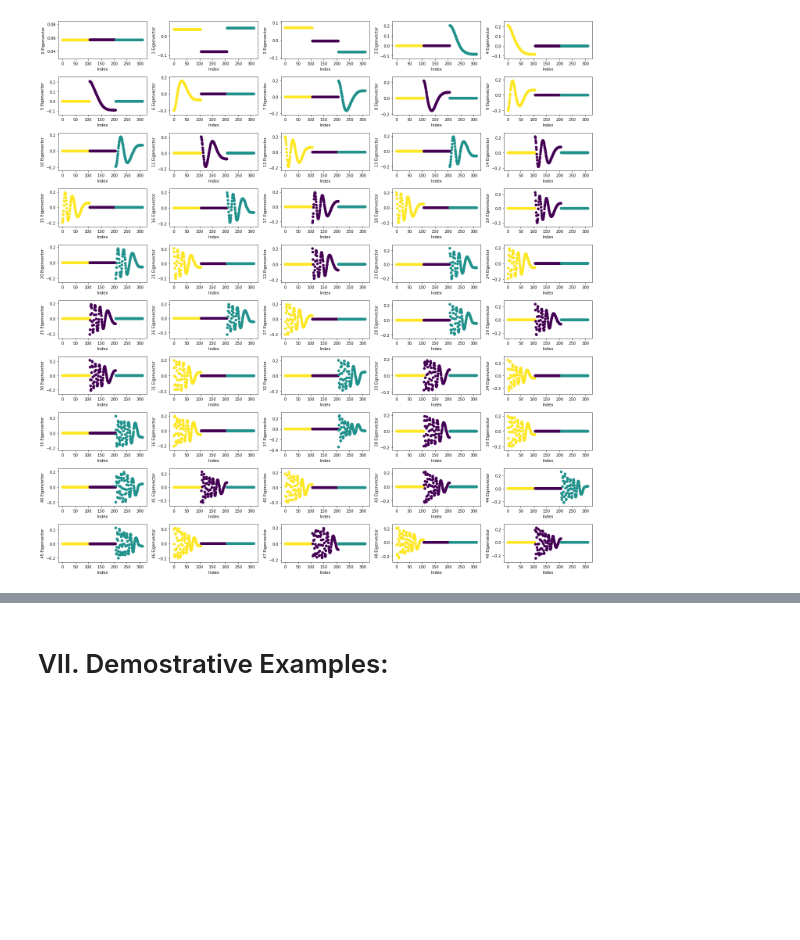
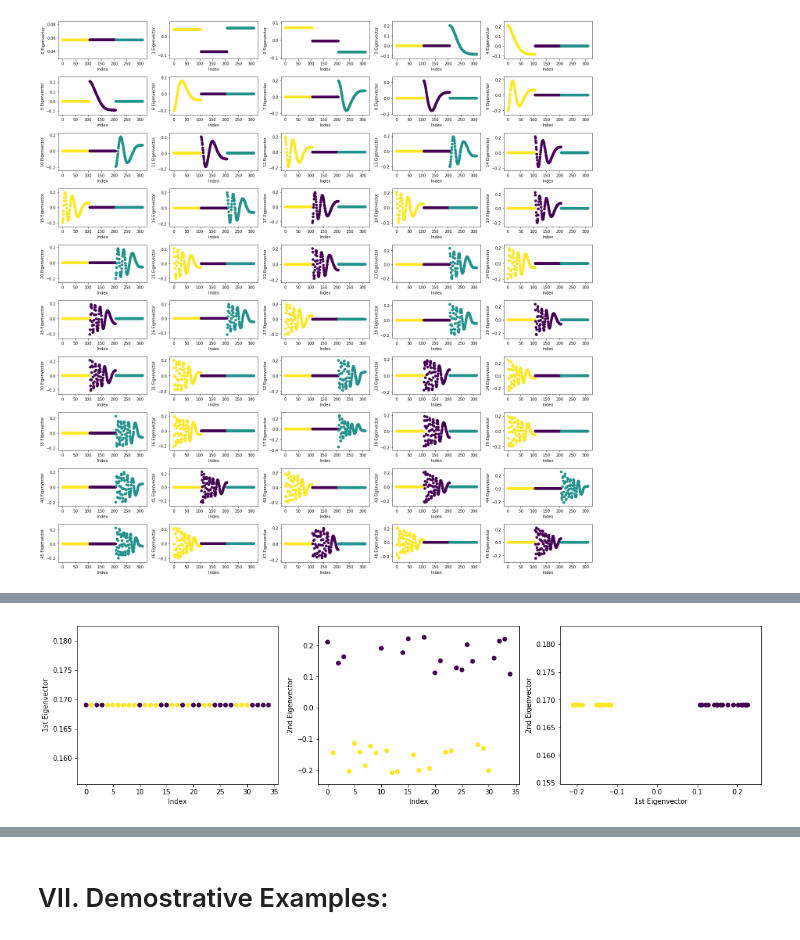
Before and after one commit to msarrias/spectral-clustering, a Jupyter notebook: playground.ipynb, the cells around one changed output, grey strips where cells are left out. Drawn from its saved outputs; the diff is of its cells as text; code cells hidden in the pictures; blank space fills up the shorter version.

```diff
--- a/playground.ipynb
+++ b/playground.ipynb
@@ -191,0 +231,26 @@ for i in range(50):
+# %%
+fig = plt.figure(figsize=(15, 4))
+
+plt.subplot(1, 3, 1)
+plt.tight_layout()
+plt.scatter([i for i in range(Npts_moon)],
+            rearrangedEvalsVecs_moon_data[0][1],c=half_moons_data[1])
+plt.ylabel ('1st Eigenvector')
+plt.xlabel ('Index')
+
+plt.subplot(1, 3, 2)
+plt.tight_layout()
+plt.scatter([i for i in range(Npts_moon)],
+            rearrangedEvalsVecs_moon_data[1][1],c=half_moons_data[1])
+plt.ylabel ('2nd Eigenvector')
+plt.xlabel ('Index')
+
+plt.subplot(1, 3, 3)
+plt.tight_layout()
+plt.scatter(rearrangedEvalsVecs_moon_data[1][1],
+            rearrangedEvalsVecs_moon_data[0][1],c=half_moons_data[1])
+plt.xlabel ('1st Eigenvector')
+plt.ylabel ('2nd Eigenvector')
+plt.show()
+# %% [output]
+[figure, added]
```
Also changed, not shown: parts of 25 cells of this notebook.
